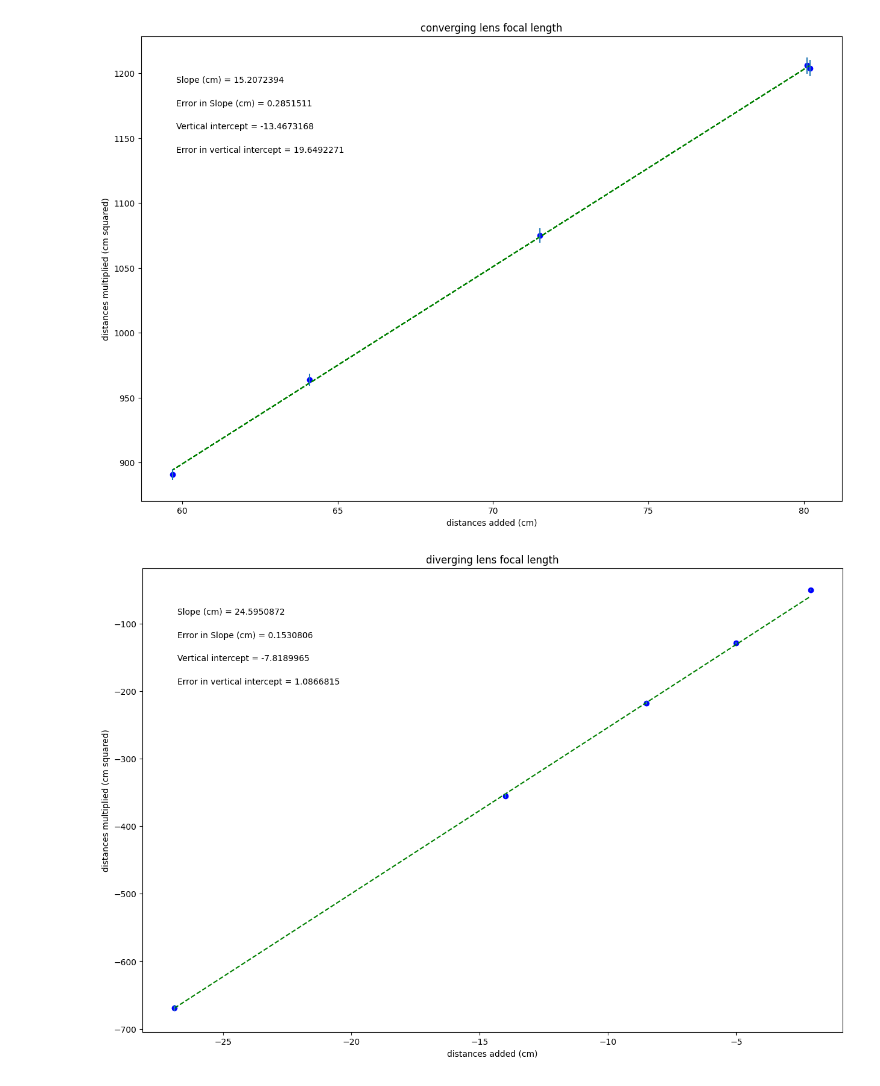
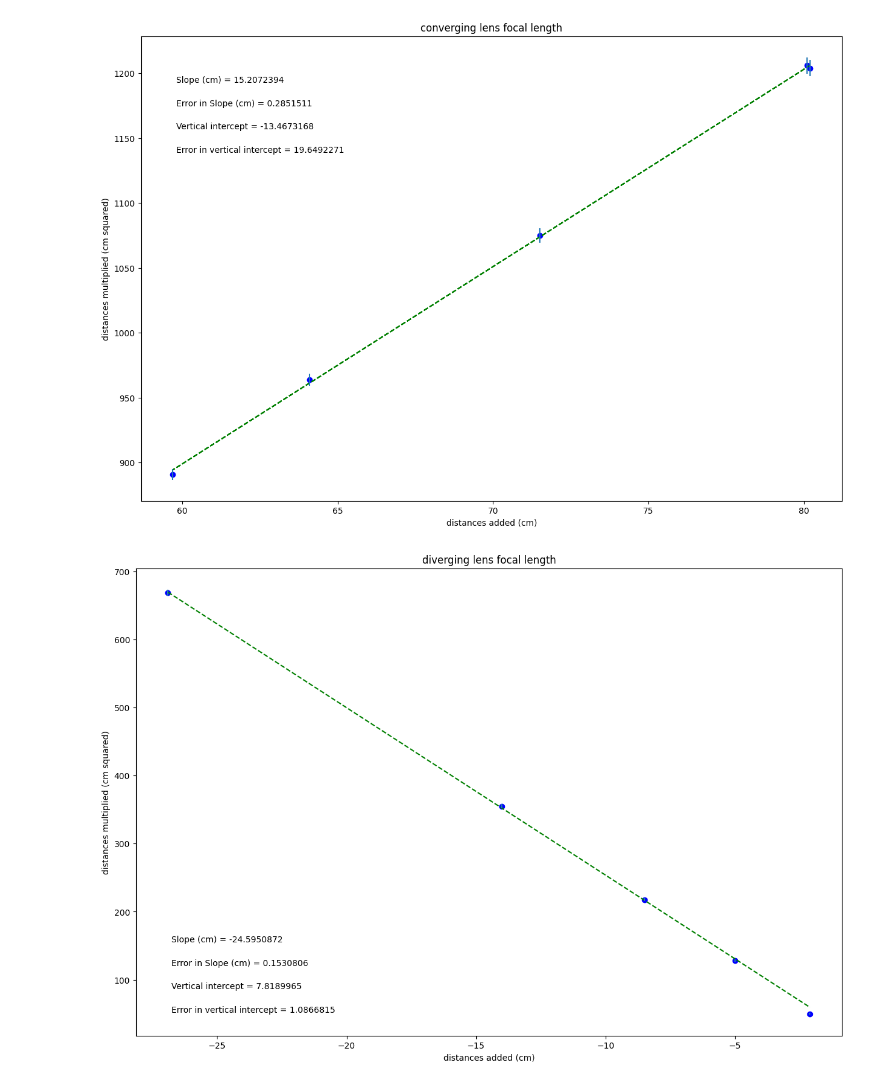
Before and after one commit to loganevan/Physics-Lab1, a Jupyter notebook: lenses_and_images_lab.ipynb, the cells around one changed output. Saved outputs shown, nothing was run; the diff lists cells and outputs as text; code cells hidden in the pictures.

```diff
--- a/lenses_and_images_lab.ipynb
+++ b/lenses_and_images_lab.ipynb
@@ -123,7 +123,7 @@ plt.show()
 
 do_plus_di2 = np.array([-26.9,-14,-8.5,-5,-2.1])
 
-do_times_di2 = np.array([-668.82,-355.01,-217.56,-128.31,-50.02])
+do_times_di2 = np.array([668.82,355.01,217.56,128.31,50.02])
 
 do_times_di_err2 = np.array([4.540099118,3.010016611,2.252487514,1.678153747,1.022007828])
 
@@ -147,7 +147,7 @@ slope_units= 'cm'
 #UPDATE ANNOTATION PLACEMENT SO IT'S OUT OF WAY OF PLOTTED DATA AND BEST FIT LINE
 #integer from 1 to 4, top R corner is 1 (counter-clockwise from there)
 
-annotation_placement=2
+annotation_placement=3
 
 
 #-----------------------------------------------------------------------#
@@ -195,31 +195,31 @@ elif annotation_placement==3 or annotation_placement==4:
 
 #Plot data on graph. Plot error bars and place values for slope,
 #error in slope, and vertical intercept (plus error) on the plot using "annotate"
 
 plt.figure(figsize=(15,10))
 
 plt.plot(x, fit, color='green', linestyle='--')
 plt.scatter(x, y, color='blue', marker='o')
 
 plt.xlabel(x_label)
 plt.ylabel(y_label)
 plt.title(plot_title)
 
 plt.errorbar(x, y, yerr=dy, xerr=None, fmt="none") #don't need to plot x error bars
 
 plt.annotate('Slope ({}) = {value:.{digits}f}'.format(slope_units,value=m, digits=7),
              (xpos, ypos[0]), xycoords='axes fraction')
 
 plt.annotate('Error in Slope ({}) = {value:.{digits}f}'.format(slope_units,value=dm, digits=7),
              (xpos, ypos[1]), xycoords='axes fraction')
 
 plt.annotate('Vertical intercept = {value:.{digits}f}'.format(value=b, digits=7),
              (xpos, ypos[2]), xycoords='axes fraction')
 
 plt.annotate('Error in vertical intercept = {value:.{digits}f}'.format(value=db, digits=7),
              (xpos, ypos[3]), xycoords='axes fraction')
 
 plt.show()
 # %% [output]
 [figure]
-[figure, old version]
+[figure, new version]
```
